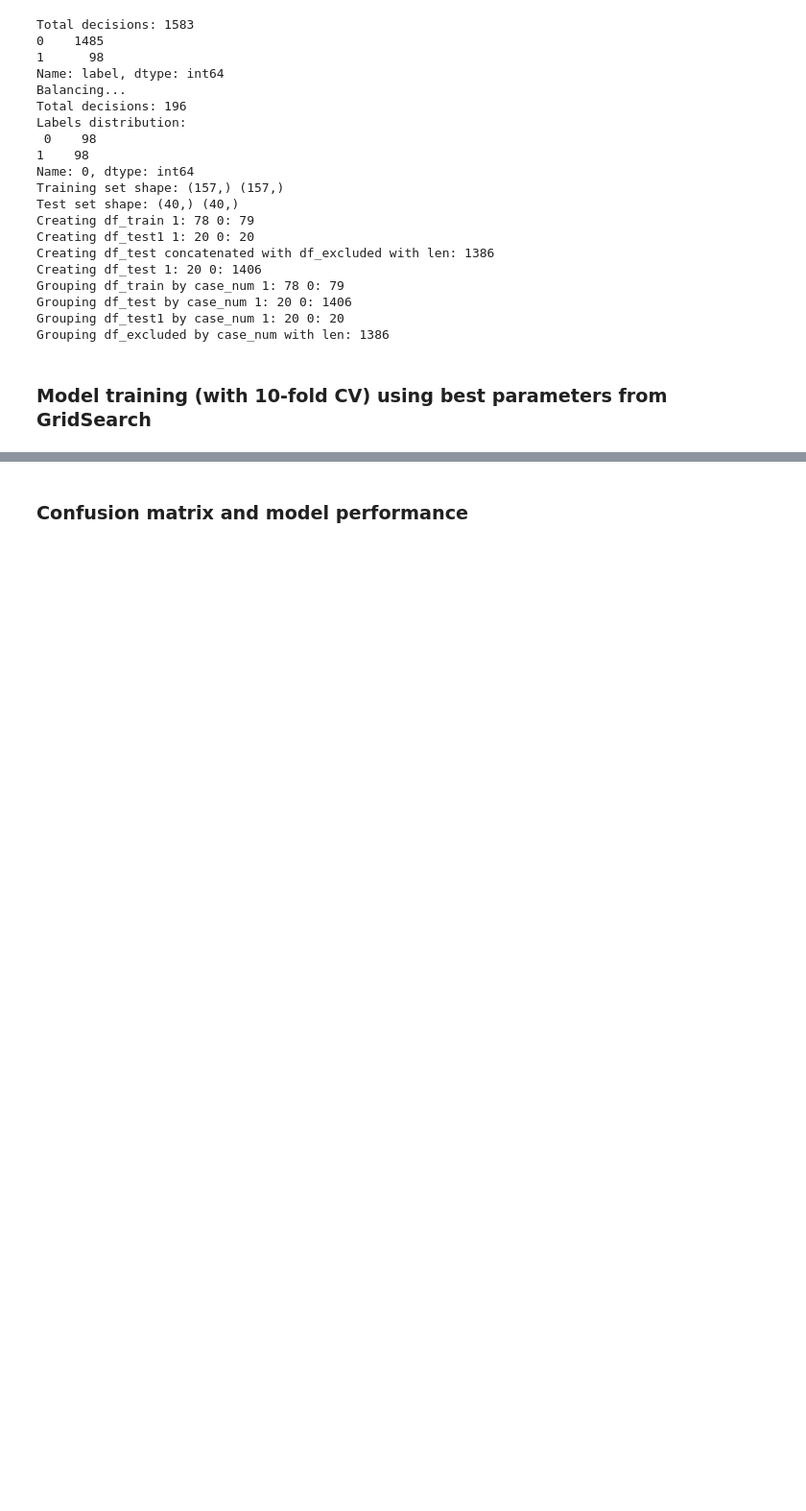
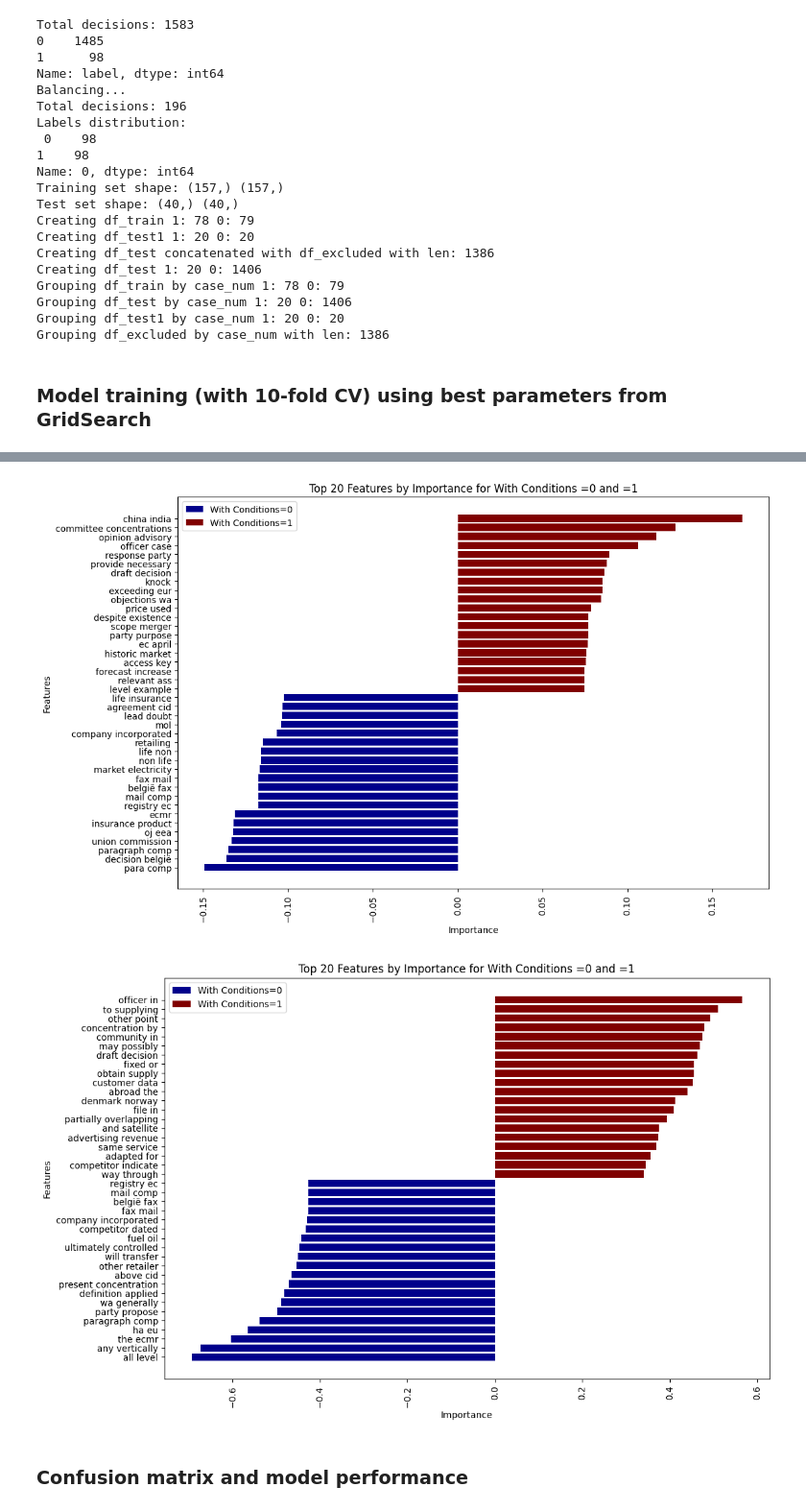
Before and after one commit to adellegia/predicting-merger-decision-outcomes, a Jupyter notebook: notebooks/experiment_1/model_svm_p2.ipynb, the cells around one changed output, grey strips where cells are left out. Shown at 96% size. Cells and saved outputs as stored; diff of their text form; code cells hidden in the pictures; blank space fills up the shorter version.

```diff
--- a/notebooks/experiment_1/model_svm_p2.ipynb
+++ b/notebooks/experiment_1/model_svm_p2.ipynb
@@ -36,9 +36,9 @@ label_name = "phase2"
 # %%
 df1 = create_label(df, label_name)
 df_unique = balance_unique_id(df1)
-df_balanced_unique, df_balanced, df_excluded = create_balanced_excluded(df_unique, df1, random_seed=42)
-df_train, df_test, df_test1 = create_train_test_excluded(df_balanced, df_balanced_unique, df_excluded, random_state=42)
-df_train_grouped, df_test_grouped, df_test1_grouped, df_excluded_grouped = group_by_case(df_train, df_test, df_test1, df_excluded)
+df_balanced_unique, df_balanced, df_excluded = create_balanced_excluded(df_unique, df1, random_seed=random_seed)
+df_train, df_test, df_test1 = create_train_test_excluded(df_balanced, df_balanced_unique, df_excluded, random_state=random_state)
+df_train_grouped, df_test_grouped, df_test1_grouped, df_excluded_grouped = group_by_case(df_train, df_test, df_test1, df_excluded, text='text_clean')
 # %% [output]
 Total decisions: 1583
 0    1485
@@ -61,6 +61,6 @@ Grouping df_test by case_num 1: 20 0: 1406
 Grouping df_test1 by case_num 1: 20 0: 20
 Grouping df_excluded by case_num with len: 1386
 # %%
-X_train, y_train, X_test, y_test, X_test1, y_test1, X_test2, y_test2 = create_feature_label(df_train_grouped, df_test_grouped, df_test1_grouped, df_excluded_grouped)
+X_train, y_train, X_test, y_test, X_test1, y_test1, X_test2, y_test2 = create_feature_label(df_train_grouped, df_test_grouped, df_test1_grouped, df_excluded_grouped, text='text_clean')
 # %% [markdown]
 ### Model training (with 10-fold CV) using best parameters from GridSearch
@@ -83,3 +79,3 @@ model=LinearSVC(C=c)
 # %%
-df_metrics = pd.DataFrame(columns = ['set', 'tn', 'fp', 'fn', 'tp', 'recall', 'precision', 'f_score', 'fpr', 'accuracy', 'roc_auc'])
+df_metrics = pd.DataFrame(columns = ['set', 'vec', 'tn', 'fp', 'fn', 'tp', 'recall', 'precision', 'f_score', 'fpr', 'accuracy', 'roc_auc'])
 # %%
@@ -140,0 +142,29 @@ df_metrics.to_excel('../../../../output/tables/svm_metrics_p2.xlsx', index=True)
+# %%
+for i in range(0,2):
+    globals()[f"df_features_train1_{i}"], globals()[f"df_features_train0_{i}"] = get_feature_importance10(globals()[f"df_features_train_{i}"])
+# %%
+for i in range(0,2):
+    # Sort the features by absolute importance for label=1
+    globals()[f"df_features_train1_{i}"] = globals()[f"df_features_train1_{i}"].sort_values(by='abs_importance', ascending=False)
+    globals()[f"df_features_train1_top10_{i}"] = globals()[f"df_features_train1_{i}"].nlargest(20, 'abs_importance')
+    globals()[f"df_features_train1_top10_{i}"] = globals()[f"df_features_train1_top10_{i}"].sort_values('importance', ascending=True)
+
+    # Sort the features by absolute importance for label=0
+    globals()[f"df_features_train0_{i}"] = globals()[f"df_features_train0_{i}"].sort_values(by='abs_importance', ascending=False)
+    globals()[f"df_features_train0_top10_{i}"] = globals()[f"df_features_train0_{i}"].nlargest(20, 'abs_importance')
+
+    # Create a combined bar chart
+    fig, ax = plt.subplots(figsize=(12, 8))
+    ax.barh(globals()[f"df_features_train0_top10_{i}"]['feature'], globals()[f"df_features_train0_top10_{i}"]['importance'], color='darkblue', label='With Conditions=0')
+    ax.barh(globals()[f"df_features_train1_top10_{i}"]['feature'], globals()[f"df_features_train1_top10_{i}"]['importance'], color='maroon', label='With Conditions=1')
+    ax.set_xlabel('Importance')
+    ax.set_ylabel('Features')
+    ax.set_title('Top 20 Features by Importance for With Conditions =0 and =1')
+    ax.legend()
+    plt.xticks(rotation=90)
+    #plt.show()
+
+    plt.savefig('../../output/figures/svm_p2_' + str(i) + '.png', bbox_inches='tight')
+# %% [output]
+[figure, added]
+[figure, added]
```
Also changed, not shown: parts of 28 cells of this notebook, 5 other files.
